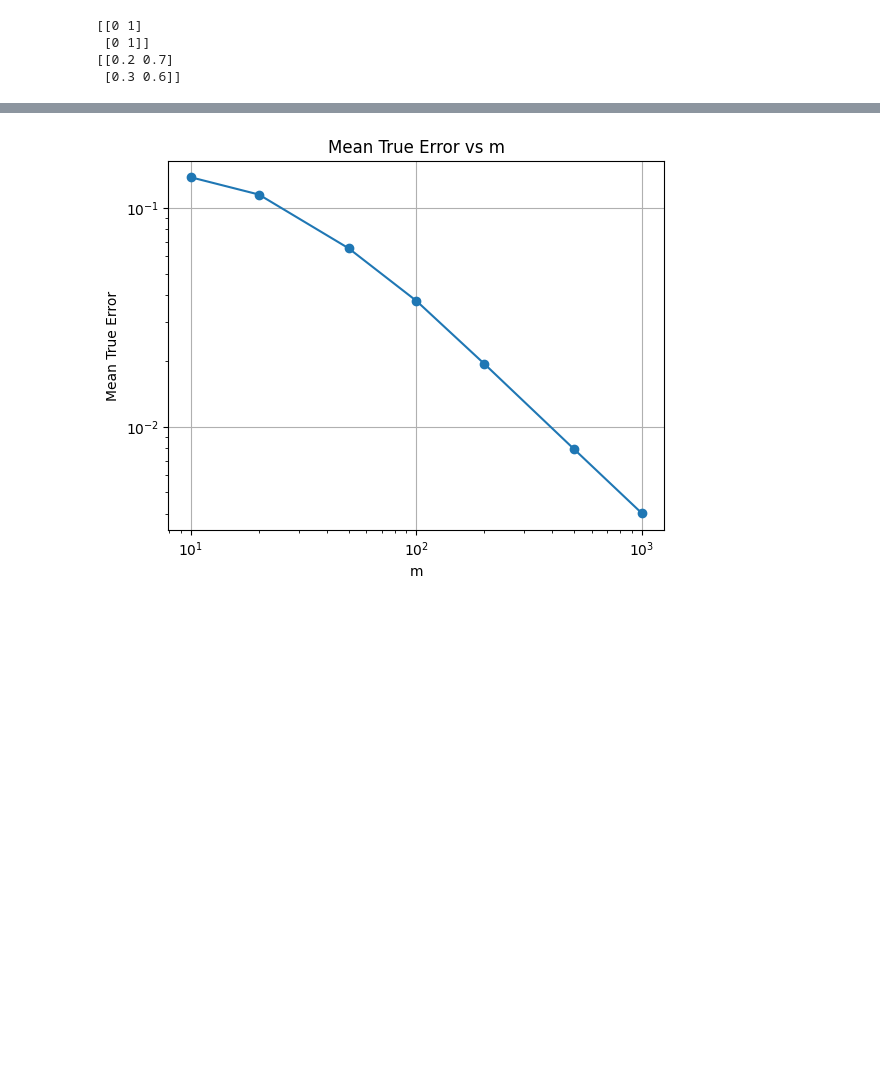
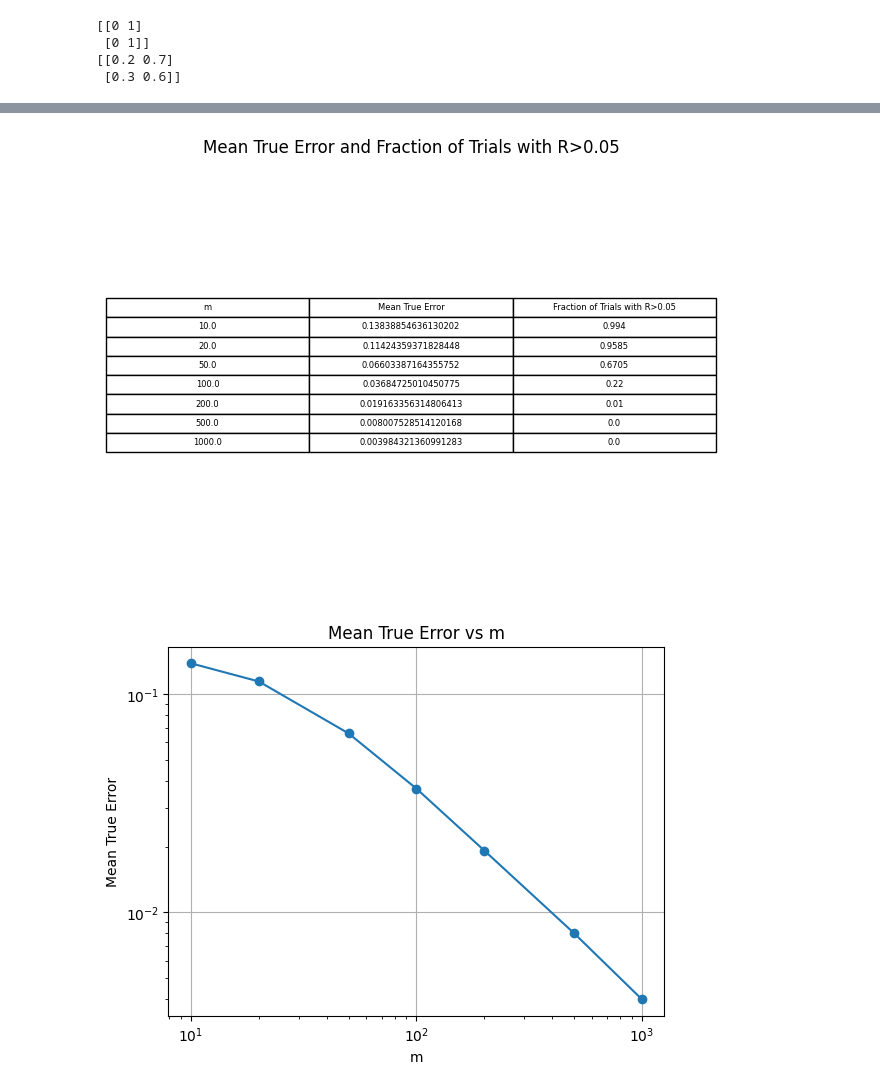
Before and after one commit to JosephAFerguson/CS6037_MachineLearning, a Jupyter notebook: Assignment4/code.ipynb, the cells around one changed output, grey strips where cells are left out. Drawn from its saved outputs; the diff is of its cells as text; code cells hidden in the pictures; blank space fills up the shorter version.

```diff
--- a/Assignment4/code.ipynb
+++ b/Assignment4/code.ipynb
@@ -335,4 +336,19 @@ for m in ms:
 
     # compute fraction of trials with R>eps
     errFracs.append(np.mean(np.array(tes) > eps))
+# %%
+### b - report results - Joe
+table = pd.DataFrame({
+    "m" : ms,
+    "Mean True Error" : mtes,
+    "Fraction of Trials with R>0.05" : errFracs
+})
+fig,ax = plt.subplots()
+ax.axis("off")
+ax.table(cellText=table.values, colLabels=table.columns, loc='center', cellLoc='center')
+plt.title("Mean True Error and Fraction of Trials with R>0.05")
+plt.tight_layout()
+plt.show()
+# %% [output]
+[figure, added]
 # %%
```
Also changed, not shown: parts of 13 cells of this notebook, 2 other files.
